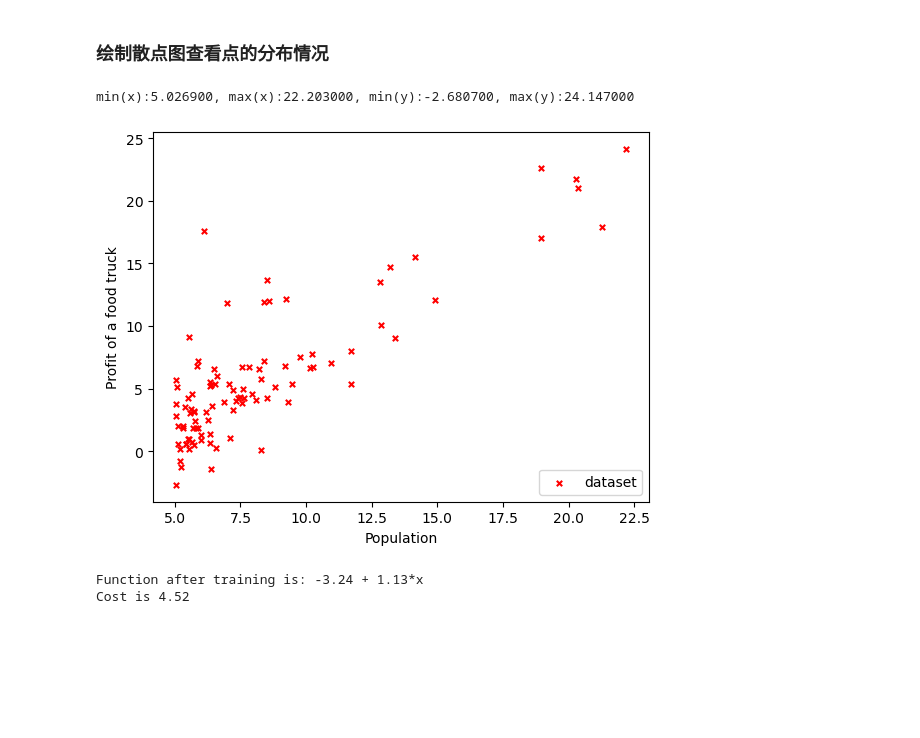
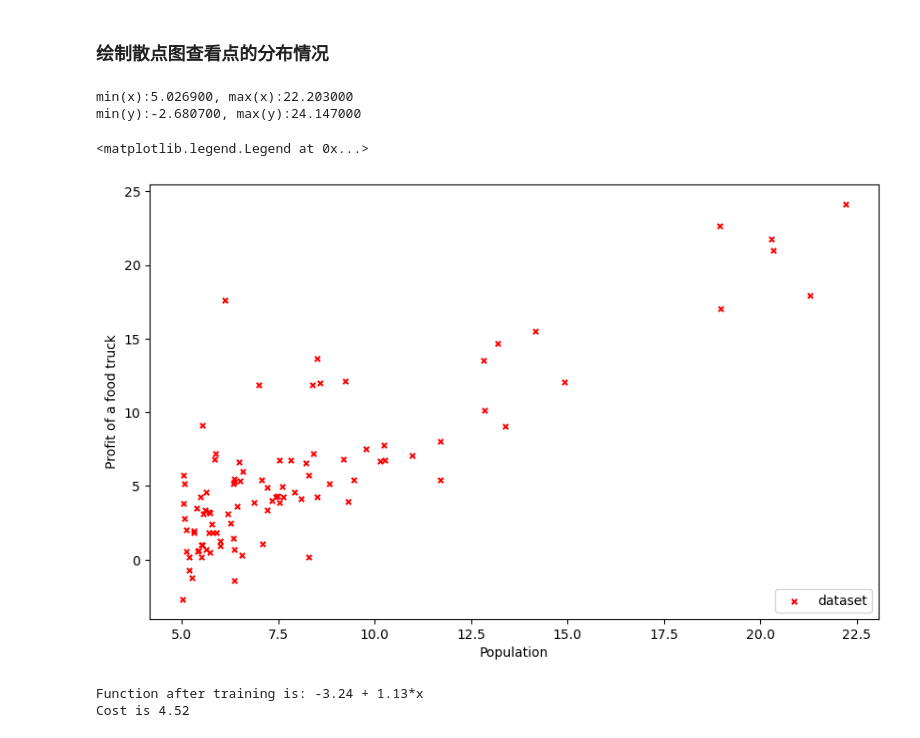
Before and after one commit to ly4467/code-backup, a Jupyter notebook: machine-learning/linear-regression/linear-regression-single-var.ipynb, the cells around one changed output. Saved outputs shown, nothing was run; the diff lists cells and outputs as text; code cells hidden in the pictures; blank space fills up the shorter version.

```diff
--- a/machine-learning/linear-regression/linear-regression-single-var.ipynb
+++ b/machine-learning/linear-regression/linear-regression-single-var.ipynb
@@ -21,20 +21,23 @@ y = data[:, 1]
 ### 绘制散点图查看点的分布情况
 # %%
 #查看数据的范围,根据具体范围来设定坐标轴的合适显示范围
-print("min(x):%f, max(x):%f, min(y):%f, max(y):%f"%(np.amin(x),np.amax(x),np.amin(y),np.amax(y)))
+print("min(x):%f, max(x):%f\nmin(y):%f, max(y):%f"%(np.amin(x),np.amax(x),np.amin(y),np.amax(y)))
 
+
+fig, ax = plt.subplots(1,1, figsize=(10,6))
 #绘制散点图
-plt.scatter(x,y, marker="x", s=15, color="r", label="dataset")
+ax.scatter(x,y, marker="x", s=15, color="r", label="dataset")
 
 #设置坐标轴名称
-plt.xlabel("Population")
-plt.ylabel("Profit of a food truck")
+ax.set_xlabel("Population")
+ax.set_ylabel("Profit of a food truck")
 
-plt.legend(loc="lower right")
-plt.show()
+ax.legend(loc="lower right")
 # %% [output]
-min(x):5.026900, max(x):22.203000, min(y):-2.680700, max(y):24.147000
+min(x):5.026900, max(x):22.203000
+min(y):-2.680700, max(y):24.147000
+<matplotlib.legend.Legend at 0x...>
-[figure, old version]
+[figure, new version]
 # %%
 # 给每个点的x坐标都插入x0 = 1特征值，并且转化为2维数组
 x = np.stack([np.array([1]*len(x)), x], axis=1)
```
Also changed, not shown: parts of 3 cells of this notebook.
